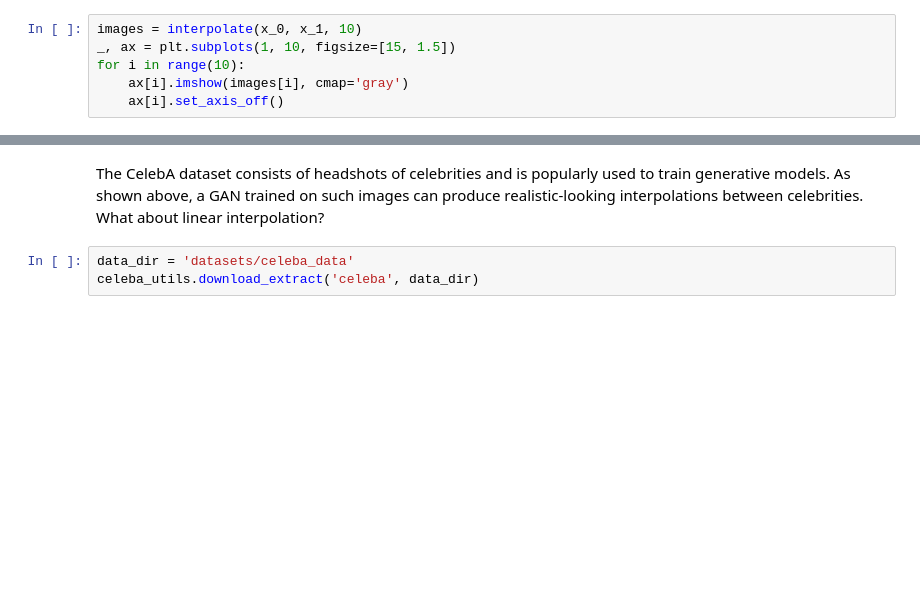
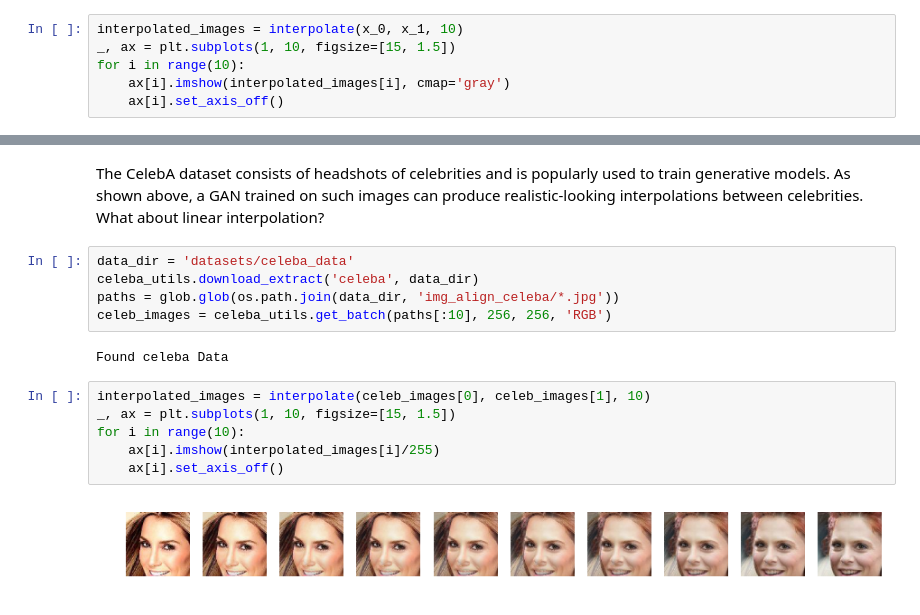
Before and after one commit to abidlabs/Deep-Generative-Models-Tutorial, a Jupyter notebook: 1b. Linear Interpolation with Images.ipynb, the cells around one changed output, grey strips where cells are left out. Drawn from its saved outputs; the diff is of its cells as text; blank space fills up the shorter version.

```diff
--- a/1b. Linear Interpolation with Images.ipynb
+++ b/1b. Linear Interpolation with Images.ipynb
@@ -44,10 +43,10 @@ def interpolate(initial_img, final_img, n):
         images.append(initial_img.astype(float) + (final_img.astype(float) - initial_img.astype(float))*i/n)
     return images
 # %%
-images = interpolate(x_0, x_1, 10)
+interpolated_images = interpolate(x_0, x_1, 10)
 _, ax = plt.subplots(1, 10, figsize=[15, 1.5])
 for i in range(10):
-    ax[i].imshow(images[i], cmap='gray')
+    ax[i].imshow(interpolated_images[i], cmap='gray')
     ax[i].set_axis_off()
 # %% [output]
 [figure]
@@ -60,3 +59,15 @@ The CelebA dataset consists of headshots of celebrities and is popularly used to
 # %%
 data_dir = 'datasets/celeba_data'
 celeba_utils.download_extract('celeba', data_dir)
+paths = glob.glob(os.path.join(data_dir, 'img_align_celeba/*.jpg'))
+celeb_images = celeba_utils.get_batch(paths[:10], 256, 256, 'RGB')
+# %% [output]
+Found celeba Data
+# %%
+interpolated_images = interpolate(celeb_images[0], celeb_images[1], 10)
+_, ax = plt.subplots(1, 10, figsize=[15, 1.5])
+for i in range(10):
+    ax[i].imshow(interpolated_images[i]/255)
+    ax[i].set_axis_off()
+# %% [output]
+[figure, added]
```
Also changed, not shown: parts of 13 cells of this notebook, 4 other files.
